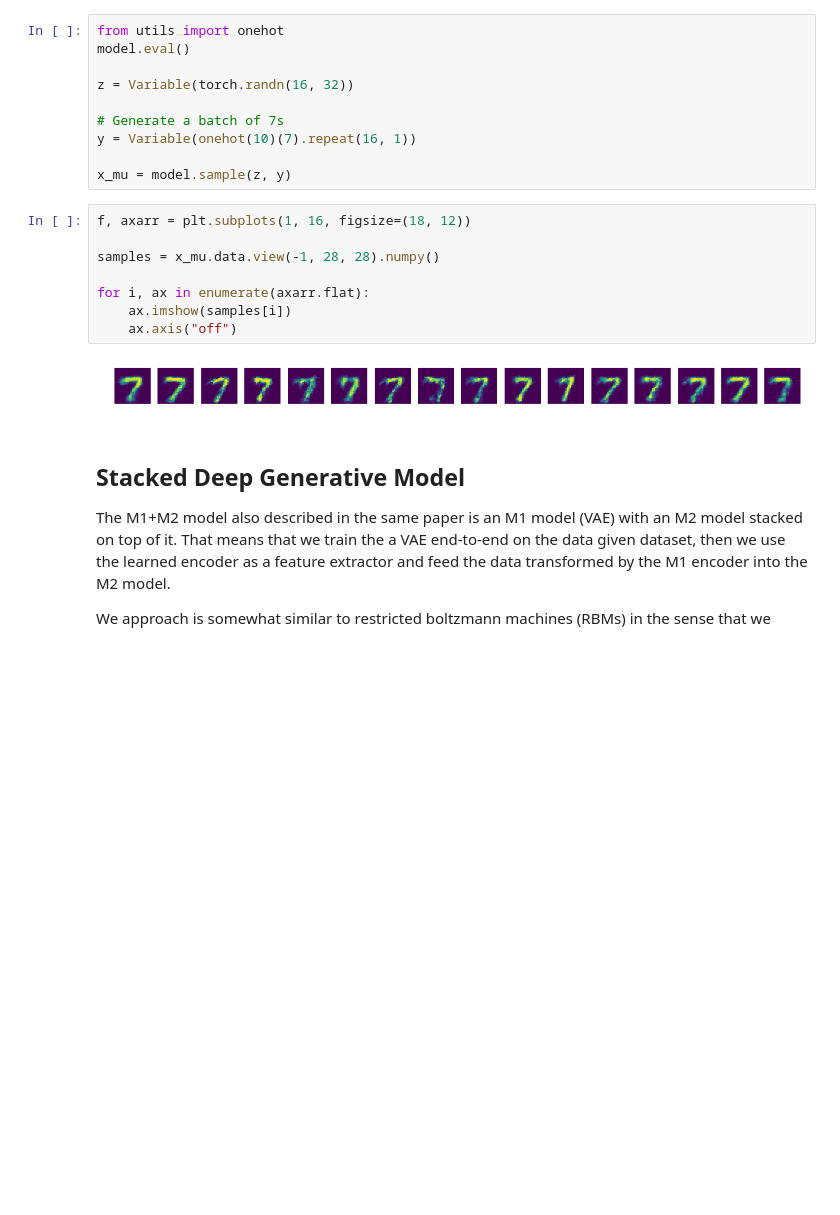
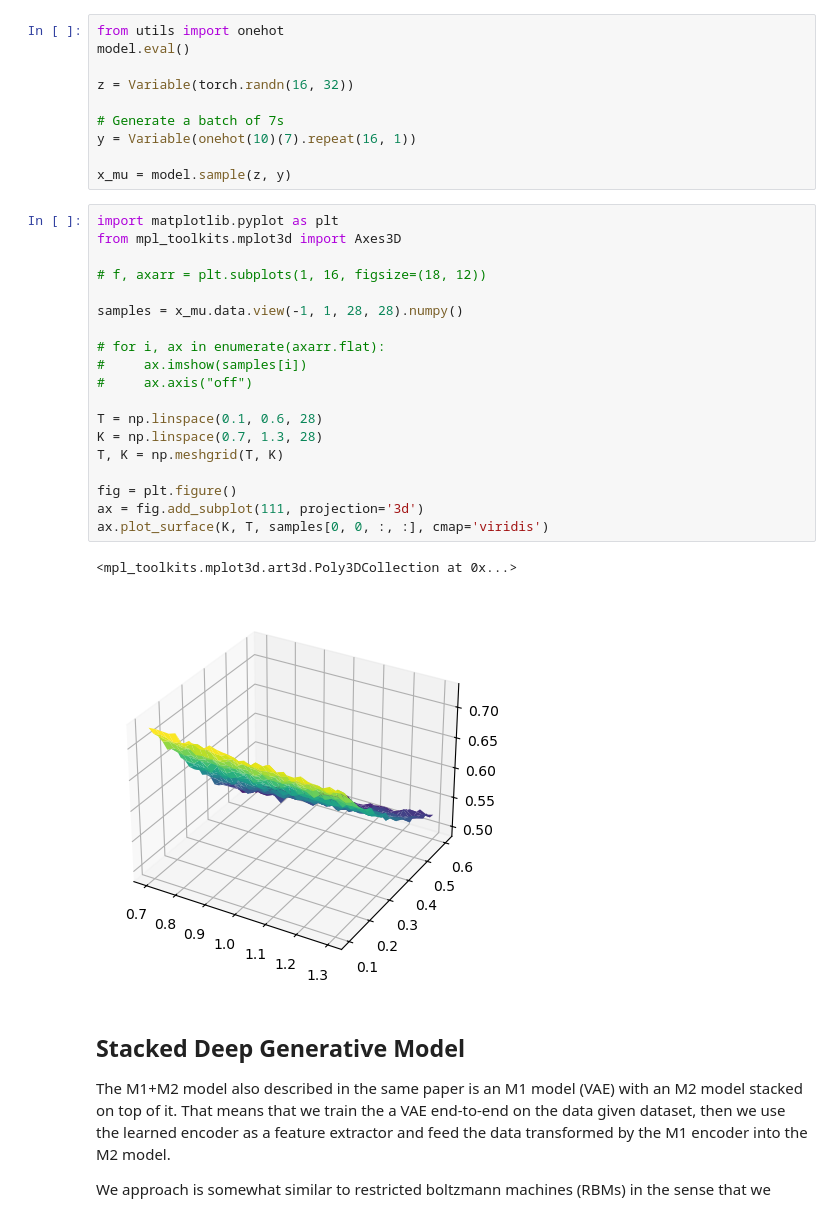
Before and after one commit to MathsGo/semi-supervised-pytorch20241028, a Jupyter notebook: examples/notebooks/Deep Generative Model.ipynb, the cells around one changed output. Saved outputs shown, nothing was run; the diff lists cells and outputs as text; blank space fills up the shorter version.

Commit message:
a rough adapted to our dataset with random one-hot targets and change plots methods

```diff
--- a/examples/notebooks/Deep Generative Model.ipynb
+++ b/examples/notebooks/Deep Generative Model.ipynb
@@ -199,15 +245,27 @@ y = Variable(onehot(10)(7).repeat(16, 1))
 
 x_mu = model.sample(z, y)
 # %%
-f, axarr = plt.subplots(1, 16, figsize=(18, 12))
+import matplotlib.pyplot as plt
+from mpl_toolkits.mplot3d import Axes3D
 
-samples = x_mu.data.view(-1, 28, 28).numpy()
+# f, axarr = plt.subplots(1, 16, figsize=(18, 12))
 
-for i, ax in enumerate(axarr.flat):
-    ax.imshow(samples[i])
-    ax.axis("off")
+samples = x_mu.data.view(-1, 1, 28, 28).numpy()
+
+# for i, ax in enumerate(axarr.flat):
+#     ax.imshow(samples[i])
+#     ax.axis("off")
+
+T = np.linspace(0.1, 0.6, 28)
+K = np.linspace(0.7, 1.3, 28)
+T, K = np.meshgrid(T, K)
+
+fig = plt.figure()
+ax = fig.add_subplot(111, projection='3d')
+ax.plot_surface(K, T, samples[0, 0, :, :], cmap='viridis')
 # %% [output]
+<mpl_toolkits.mplot3d.art3d.Poly3DCollection at 0x...>
-[figure, old version]
+[figure, new version]
 # %% [markdown]
 ## Stacked Deep Generative Model
 
```
Also changed, not shown: parts of 5 cells of this notebook.
